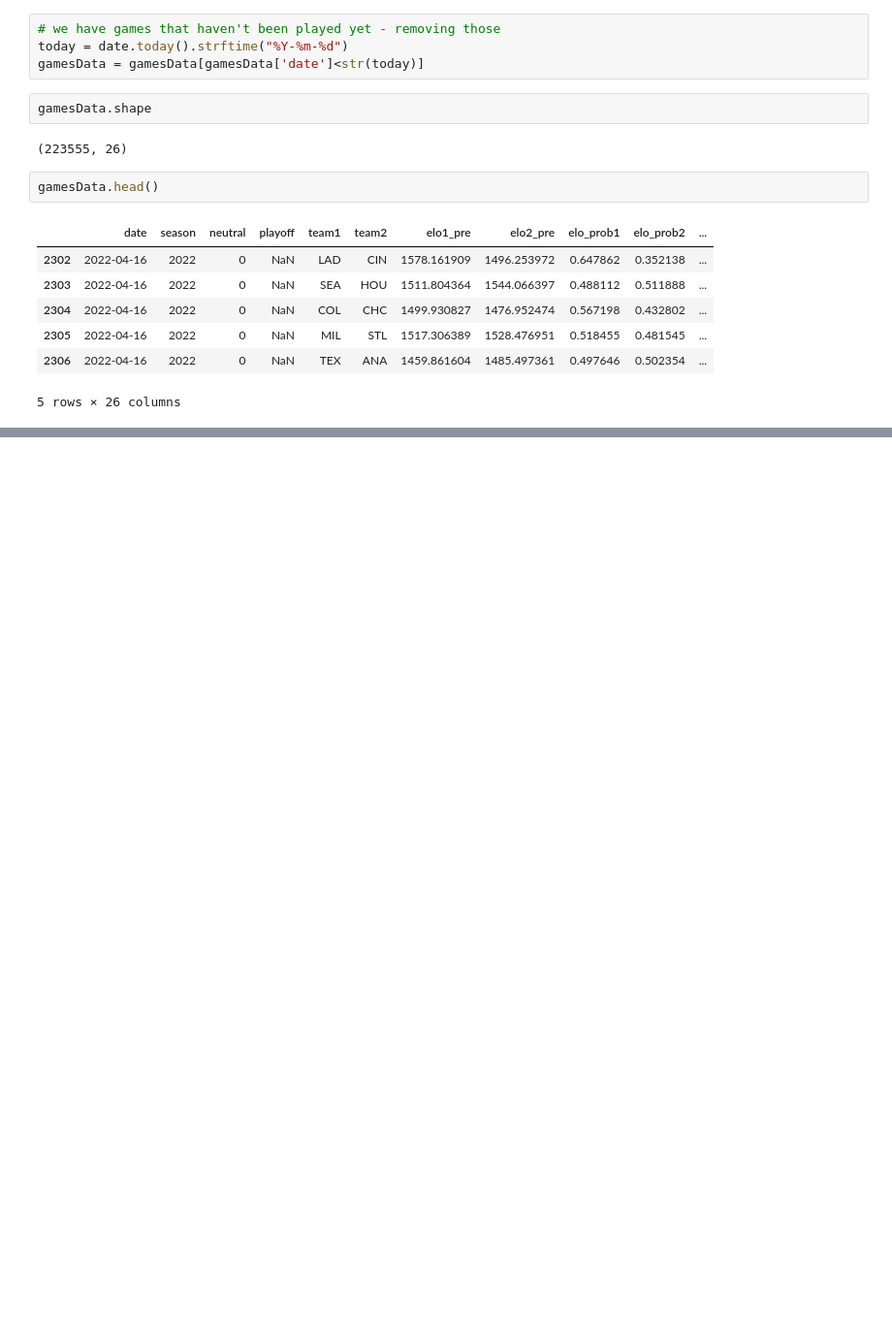
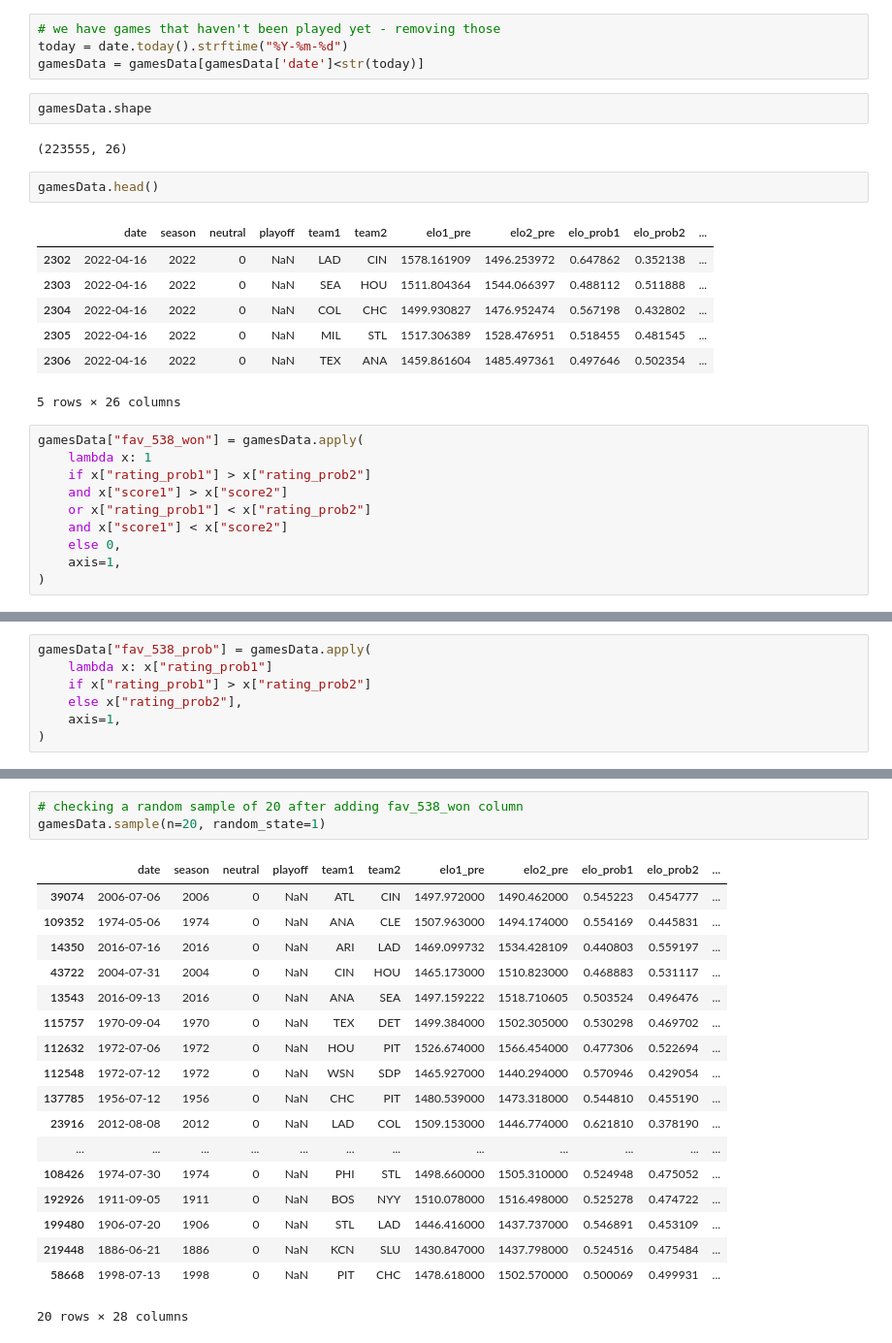
Before and after one commit to randallgann/BaseballELOAnalysis2022, a Jupyter notebook: 538_ELO_model_performance_analysis.ipynb, the cells around one changed output, grey strips where cells are left out. Shown at 97% size. Cells and saved outputs as stored; diff of their text form; blank space fills up the shorter version.

```diff
--- a/538_ELO_model_performance_analysis.ipynb
+++ b/538_ELO_model_performance_analysis.ipynb
@@ -92,3 +97,13 @@ gamesData.head()
 | 2305 | 2022-04-16 | 2022 | 0 | NaN | MIL | STL | 1517.306389 | 1528.476951 | 0.518455 | 0.481545 | ... |
 | 2306 | 2022-04-16 | 2022 | 0 | NaN | TEX | ANA | 1459.861604 | 1485.497361 | 0.497646 | 0.502354 | ... |
 5 rows × 26 columns
+# %%
+gamesData["fav_538_won"] = gamesData.apply(
+    lambda x: 1
+    if x["rating_prob1"] > x["rating_prob2"]
+    and x["score1"] > x["score2"]
+    or x["rating_prob1"] < x["rating_prob2"]
+    and x["score1"] < x["score2"]
+    else 0,
+    axis=1,
+)
@@ -94,0 +112,7 @@ gamesData.head()
+# %%
+gamesData["fav_538_prob"] = gamesData.apply(
+    lambda x: x["rating_prob1"]
+    if x["rating_prob1"] > x["rating_prob2"]
+    else x["rating_prob2"],
+    axis=1,
+)
@@ -94,0 +121,22 @@ gamesData.head()
+# %%
+# checking a random sample of 20 after adding fav_538_won column
+gamesData.sample(n=20, random_state=1)
+# %% [output]
+|  | date | season | neutral | playoff | team1 | team2 | elo1_pre | elo2_pre | elo_prob1 | elo_prob2 | ... |
+| 39074 | 2006-07-06 | 2006 | 0 | NaN | ATL | CIN | 1497.972000 | 1490.462000 | 0.545223 | 0.454777 | ... |
+| 109352 | 1974-05-06 | 1974 | 0 | NaN | ANA | CLE | 1507.963000 | 1494.174000 | 0.554169 | 0.445831 | ... |
+| 14350 | 2016-07-16 | 2016 | 0 | NaN | ARI | LAD | 1469.099732 | 1534.428109 | 0.440803 | 0.559197 | ... |
+| 43722 | 2004-07-31 | 2004 | 0 | NaN | CIN | HOU | 1465.173000 | 1510.823000 | 0.468883 | 0.531117 | ... |
+| 13543 | 2016-09-13 | 2016 | 0 | NaN | ANA | SEA | 1497.159222 | 1518.710605 | 0.503524 | 0.496476 | ... |
+| 115757 | 1970-09-04 | 1970 | 0 | NaN | TEX | DET | 1499.384000 | 1502.305000 | 0.530298 | 0.469702 | ... |
+| 112632 | 1972-07-06 | 1972 | 0 | NaN | HOU | PIT | 1526.674000 | 1566.454000 | 0.477306 | 0.522694 | ... |
+| 112548 | 1972-07-12 | 1972 | 0 | NaN | WSN | SDP | 1465.927000 | 1440.294000 | 0.570946 | 0.429054 | ... |
+| 137785 | 1956-07-12 | 1956 | 0 | NaN | CHC | PIT | 1480.539000 | 1473.318000 | 0.544810 | 0.455190 | ... |
+| 23916 | 2012-08-08 | 2012 | 0 | NaN | LAD | COL | 1509.153000 | 1446.774000 | 0.621810 | 0.378190 | ... |
+| ... | ... | ... | ... | ... | ... | ... | ... | ... | ... | ... | ... |
+| 108426 | 1974-07-30 | 1974 | 0 | NaN | PHI | STL | 1498.660000 | 1505.310000 | 0.524948 | 0.475052 | ... |
+| 192926 | 1911-09-05 | 1911 | 0 | NaN | BOS | NYY | 1510.078000 | 1516.498000 | 0.525278 | 0.474722 | ... |
+| 199480 | 1906-07-20 | 1906 | 0 | NaN | STL | LAD | 1446.416000 | 1437.737000 | 0.546891 | 0.453109 | ... |
+| 219448 | 1886-06-21 | 1886 | 0 | NaN | KCN | SLU | 1430.847000 | 1437.798000 | 0.524516 | 0.475484 | ... |
+| 58668 | 1998-07-13 | 1998 | 0 | NaN | PIT | CHC | 1478.618000 | 1502.570000 | 0.500069 | 0.499931 | ... |
+20 rows × 28 columns
```
Also changed, not shown: parts of 4 cells of this notebook.
